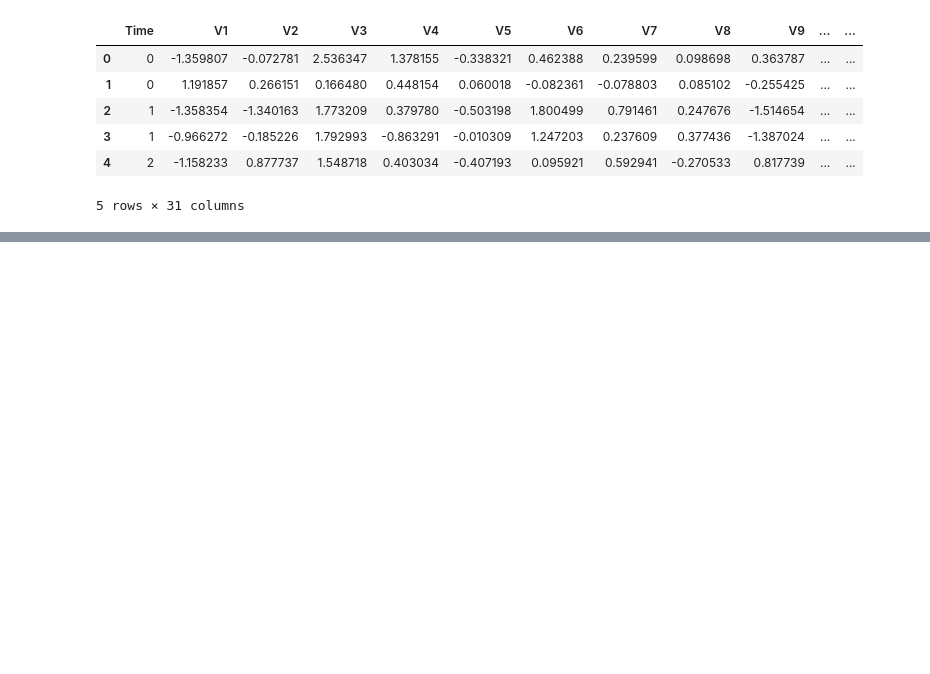
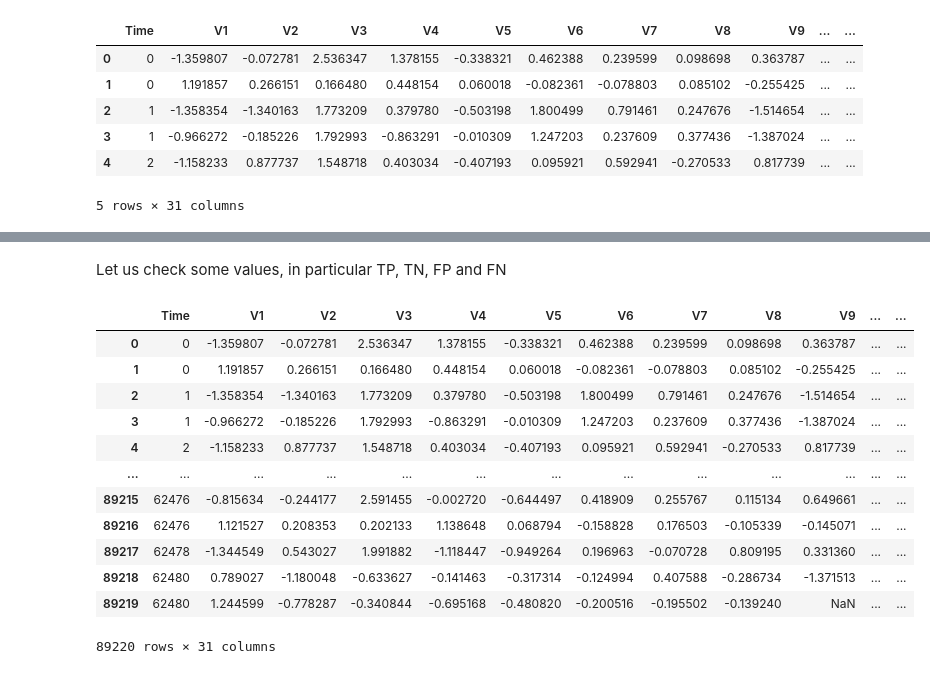
Before and after one commit to earo12/Anomaly-Credit-Card-Transactions-Detector, a Jupyter notebook: ANOMALY_CREDIT_CARD_DETECTOR.ipynb, the cells around one changed output, grey strips where cells are left out. Saved outputs shown, nothing was run; the diff lists cells and outputs as text; code cells hidden in the pictures; blank space fills up the shorter version.

```diff
--- a/ANOMALY_CREDIT_CARD_DETECTOR.ipynb
+++ b/ANOMALY_CREDIT_CARD_DETECTOR.ipynb
@@ -74,0 +75,18 @@ array([[<Axes: title={'center': 'Time'}>, <Axes: title={'center': 'V1'}>,
+# %% [markdown]
+Let us check some values, in particular TP, TN, FP and FN
+# %%
+df
+# %% [output]
+|  | Time | V1 | V2 | V3 | V4 | V5 | V6 | V7 | V8 | V9 | ... | ... |
+| 0 | 0 | -1.359807 | -0.072781 | 2.536347 | 1.378155 | -0.338321 | 0.462388 | 0.239599 | 0.098698 | 0.363787 | ... | ... |
+| 1 | 0 | 1.191857 | 0.266151 | 0.166480 | 0.448154 | 0.060018 | -0.082361 | -0.078803 | 0.085102 | -0.255425 | ... | ... |
+| 2 | 1 | -1.358354 | -1.340163 | 1.773209 | 0.379780 | -0.503198 | 1.800499 | 0.791461 | 0.247676 | -1.514654 | ... | ... |
+| 3 | 1 | -0.966272 | -0.185226 | 1.792993 | -0.863291 | -0.010309 | 1.247203 | 0.237609 | 0.377436 | -1.387024 | ... | ... |
+| 4 | 2 | -1.158233 | 0.877737 | 1.548718 | 0.403034 | -0.407193 | 0.095921 | 0.592941 | -0.270533 | 0.817739 | ... | ... |
+| ... | ... | ... | ... | ... | ... | ... | ... | ... | ... | ... | ... | ... |
+| 89215 | 62476 | -0.815634 | -0.244177 | 2.591455 | -0.002720 | -0.644497 | 0.418909 | 0.255767 | 0.115134 | 0.649661 | ... | ... |
+| 89216 | 62476 | 1.121527 | 0.208353 | 0.202133 | 1.138648 | 0.068794 | -0.158828 | 0.176503 | -0.105339 | -0.145071 | ... | ... |
+| 89217 | 62478 | -1.344549 | 0.543027 | 1.991882 | -1.118447 | -0.949264 | 0.196963 | -0.070728 | 0.809195 | 0.331360 | ... | ... |
+| 89218 | 62480 | 0.789027 | -1.180048 | -0.633627 | -0.141463 | -0.317314 | -0.124994 | 0.407588 | -0.286734 | -1.371513 | ... | ... |
+| 89219 | 62480 | 1.244599 | -0.778287 | -0.340844 | -0.695168 | -0.480820 | -0.200516 | -0.195502 | -0.139240 | NaN | ... | ... |
+89220 rows × 31 columns
```
Also changed, not shown: parts of 3 cells of this notebook.
